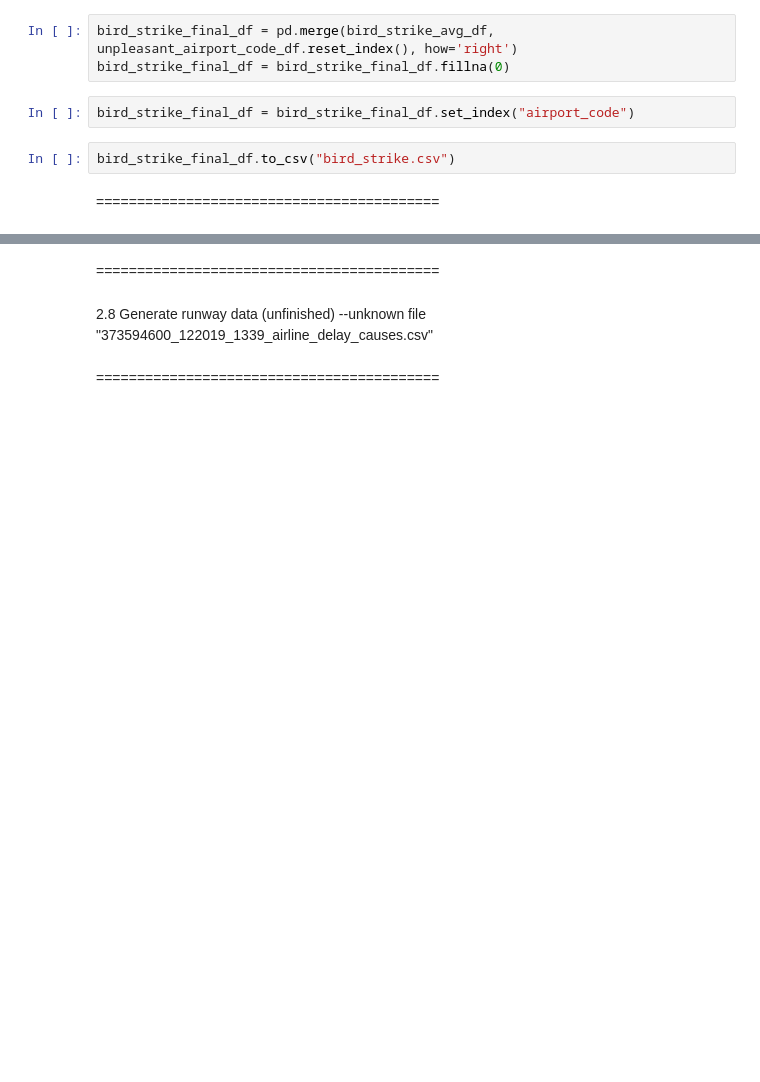
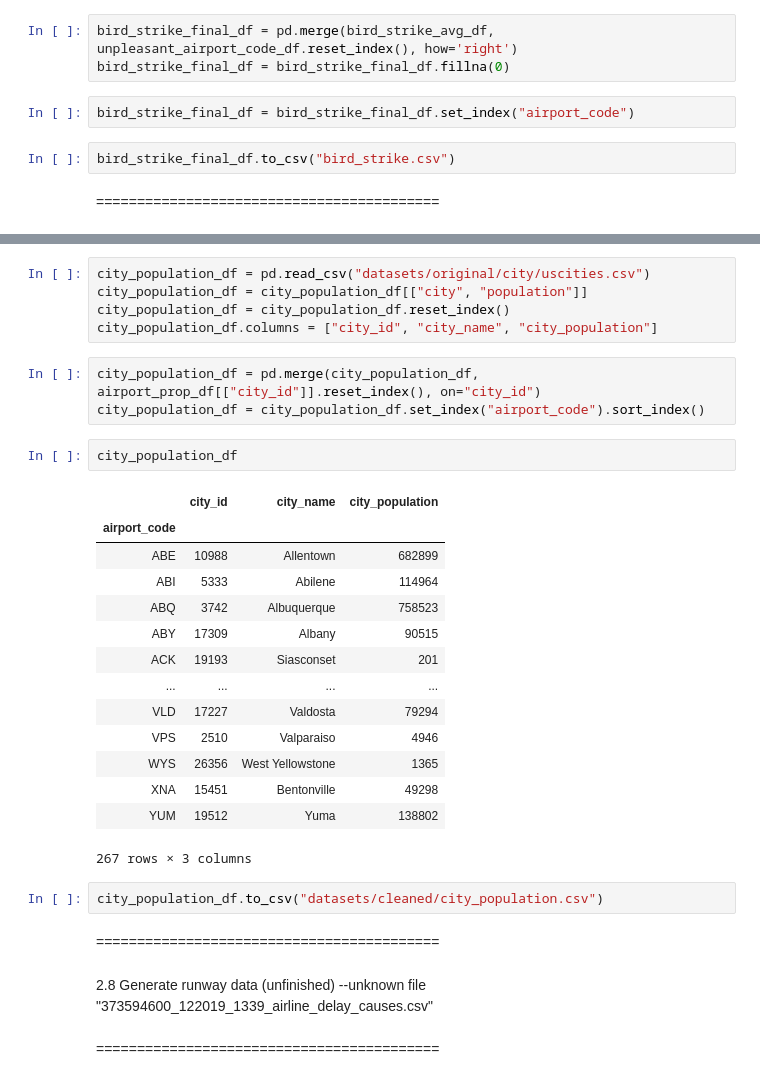
Before and after one commit to didyxdi/COGS108_final_project, a Jupyter notebook: A Pleasant Flight_merged version.ipynb, the cells around one changed output, grey strips where cells are left out. Drawn from its saved outputs; the diff is of its cells as text; blank space fills up the shorter version.

Commit message:
Add 2.7 (population)

```diff
--- a/A Pleasant Flight_merged version.ipynb
+++ b/A Pleasant Flight_merged version.ipynb
@@ -707,3 +722,30 @@ bird_strike_final_df.to_csv("bird_strike.csv")
+# %%
+city_population_df = pd.read_csv("datasets/original/city/uscities.csv")
+city_population_df = city_population_df[["city", "population"]]
+city_population_df = city_population_df.reset_index()
+city_population_df.columns = ["city_id", "city_name", "city_population"]
+# %%
+city_population_df = pd.merge(city_population_df, airport_prop_df[["city_id"]].reset_index(), on="city_id")
+city_population_df = city_population_df.set_index("airport_code").sort_index()
+# %%
+city_population_df
+# %% [output]
+|  | city_id | city_name | city_population |
+| airport_code |  |  |  |
+| ABE | 10988 | Allentown | 682899 |
+| ABI | 5333 | Abilene | 114964 |
+| ABQ | 3742 | Albuquerque | 758523 |
+| ABY | 17309 | Albany | 90515 |
+| ACK | 19193 | Siasconset | 201 |
+| ... | ... | ... | ... |
+| VLD | 17227 | Valdosta | 79294 |
+| VPS | 2510 | Valparaiso | 4946 |
+| WYS | 26356 | West Yellowstone | 1365 |
+| XNA | 15451 | Bentonville | 49298 |
+| YUM | 19512 | Yuma | 138802 |
+267 rows × 3 columns
+# %%
+city_population_df.to_csv("datasets/cleaned/city_population.csv")
 # %% [markdown]
 ==========================================
 # %% [markdown]
```
Also changed, not shown: parts of 7 cells of this notebook, 1 other file.
